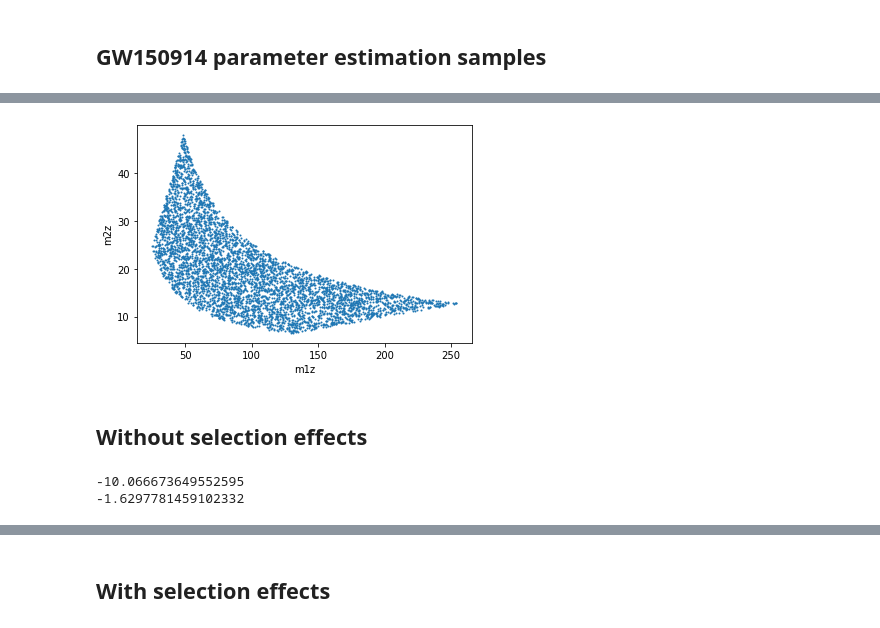
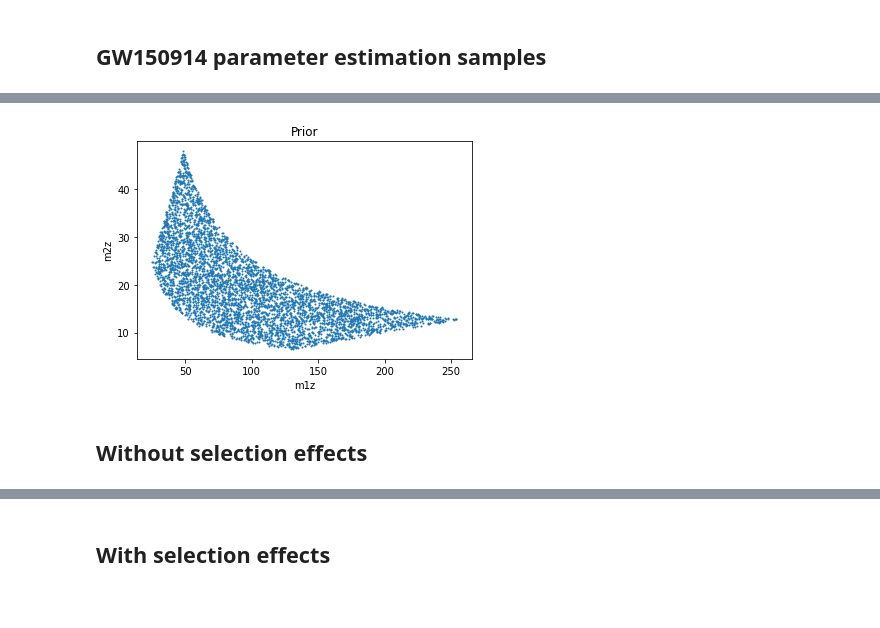
Before and after one commit to mdmould/popodds, a Jupyter notebook: examples/gw_example.ipynb, the cells around one changed output, grey strips where cells are left out. Cells and saved outputs as stored; diff of their text form; code cells hidden in the pictures.

Commit message:
progress on detectable bayes factor and example

```diff
--- a/examples/gw_example.ipynb
+++ b/examples/gw_example.ipynb
@@ -65,19 +105,20 @@ def model(x, m_min, m_max, m_slope, q_slope):
 # %% [markdown]
 ## GW150914 parameter estimation samples
 # %%
+# The posterior samples have been reweighted to a cosmological distance prior
 file = './data/IGWN-GWTC2p1-v2-GW150914_095045_PEDataRelease_mixed_cosmo.h5'
 with h5py.File(file, 'r') as h:
+
     pos = h['C01:IMRPhenomXPHM']['posterior_samples']
-
     m1 = pos['mass_1_source']
     q = pos['mass_ratio']
-    samples = np.array([m1, q])
-
     m1z = pos['mass_1']
     m2z = pos['mass_2']
-    samples_z = np.array([m1z, m2z])
-
     z = pos['redshift'][:]
 
     pri = h['C01:IMRPhenomXPHM']['priors']['samples']
-    samples_pri = np.array([pri['mass_1'], pri['mass_2']])
+    m1z_pri = pri['mass_1'][:]
+    m2z_pri = pri['mass_2'][:]
+
+    # The prior samples do not use the cosmological distance prior...
+    print(h['C01:IMRPhenomXPHM']['priors']['analytic']['luminosity_distance'][:])
@@ -98,12 +151,13 @@ plt.ylabel('q');
 # %%
-# The m1z--m2z prior
+# The detector-frame m1--m2 prior
 # As we can see, there are mass cuts in the (detector-frame) prior
 
-plt.scatter(*samples_pri, s=1)
+plt.scatter(m1z_pri, m2z_pri, s=1)
 plt.xlabel('m1z')
-plt.ylabel('m2z');
+plt.ylabel('m2z')
+plt.title('Prior');
 # %% [output]
-[figure, old version]
+[figure, new version]
 # %%
 # The Jacobian for (m1z, m2z, z) -> (m1, q, z) is m1(1+z)^2
 # The prior p(m1z, m2z) is flat inside the cuts
@@ -131,13 +194,0 @@ modelA = lambda x: model(x, m_min=2, m_max=40, m_slope=-2, q_slope=0)
-# %%
-# Compute the log Bayes factor for modelA over the PE prior
-
-# Wrong! Because the prior is not normalized
-log_bf_nonorm = popodds.log_odds(modelA, prior_nonorm, samples, log=False)
-print(log_bf_nonorm)
-
-# With prior normalized
-log_bf_kde = popodds.log_odds(modelA, prior_kde, samples, log=False)
-print(log_bf_kde)
-# %% [output]
--10.066673649552595
--1.6297781459102332
```
Also changed, not shown: parts of 30 cells of this notebook.
